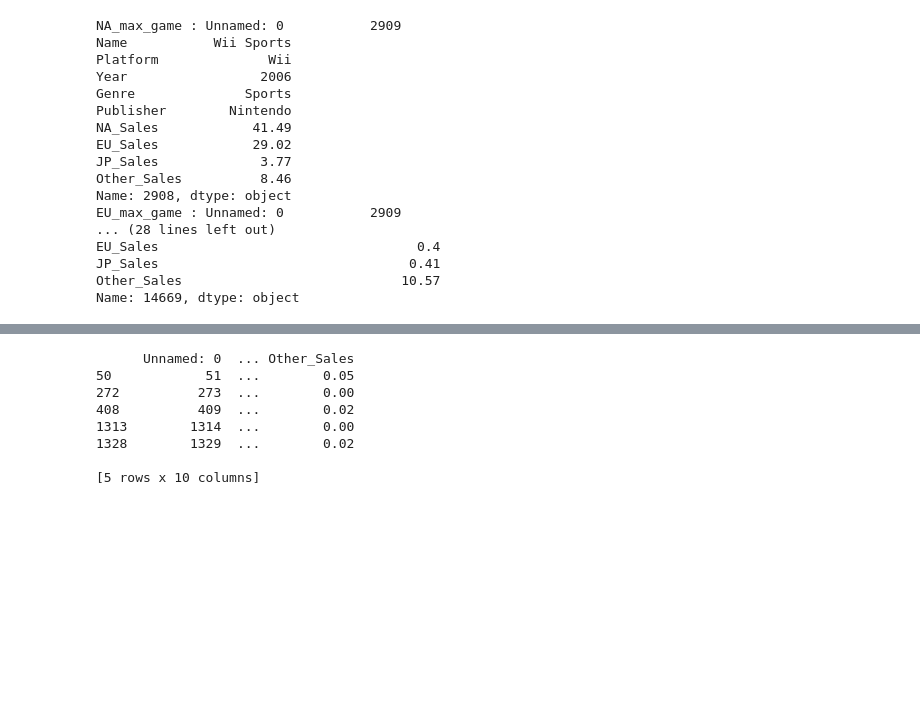
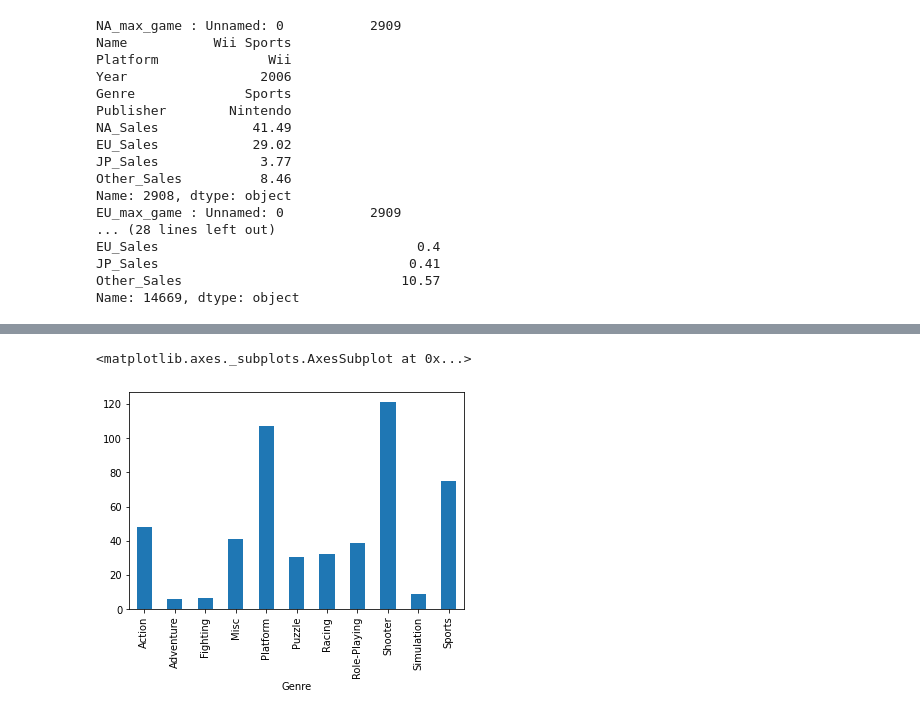
Before and after one commit to hiswordsini/AI_Bootcamp_Project, a Jupyter notebook: Section1.ipynb, the cells around one changed output, grey strips where cells are left out. Drawn from its saved outputs; the diff is of its cells as text; code cells hidden in the pictures; blank space fills up the shorter version.

```diff
--- a/Section1.ipynb
+++ b/Section1.ipynb
@@ -47,0 +56,3 @@ dtype: object
+# %%
+#Year의 결측 데이터는 모두 Cancelled 된 게임들이므로 제외함.
+df.dropna(subset = ['Year'], inplace = True)
@@ -48 +73,6 @@ dtype: object
+# %%
+#Years 데이터 타입을 int로 변환
+def value_to_int(x):
+  return int(x)
+df['Year'] = df['Year'].apply(value_to_int)
 # %%
@@ -74,4 +104,7 @@ EU_Sales       float64
 JP_Sales       float64
 Other_Sales    float64
 dtype: object
+# %%
+#drop dubplicates
+df.drop_duplicates(inplace=True)
 # %%
@@ -124,11 +138,7 @@ df[df['Genre'].isnull()]
-# %%
-print(df[df.isnull().any(axis=1)].head())
-# %% [output]
-      Unnamed: 0  ... Other_Sales
-50            51  ...        0.05
-272          273  ...        0.00
-408          409  ...        0.02
-1313        1314  ...        0.00
-1328        1329  ...        0.02
-
-[5 rows x 10 columns]
+# %%
+NA_Best = df.sort_values('NA_Sales',ascending=False).head(50)
+# %%
+NA_Best.groupby('Genre').NA_Sales.sum().plot.bar()
+# %% [output]
+<matplotlib.axes._subplots.AxesSubplot at 0x...>
+[figure, added]
```
Also changed, not shown: parts of 23 cells of this notebook.
